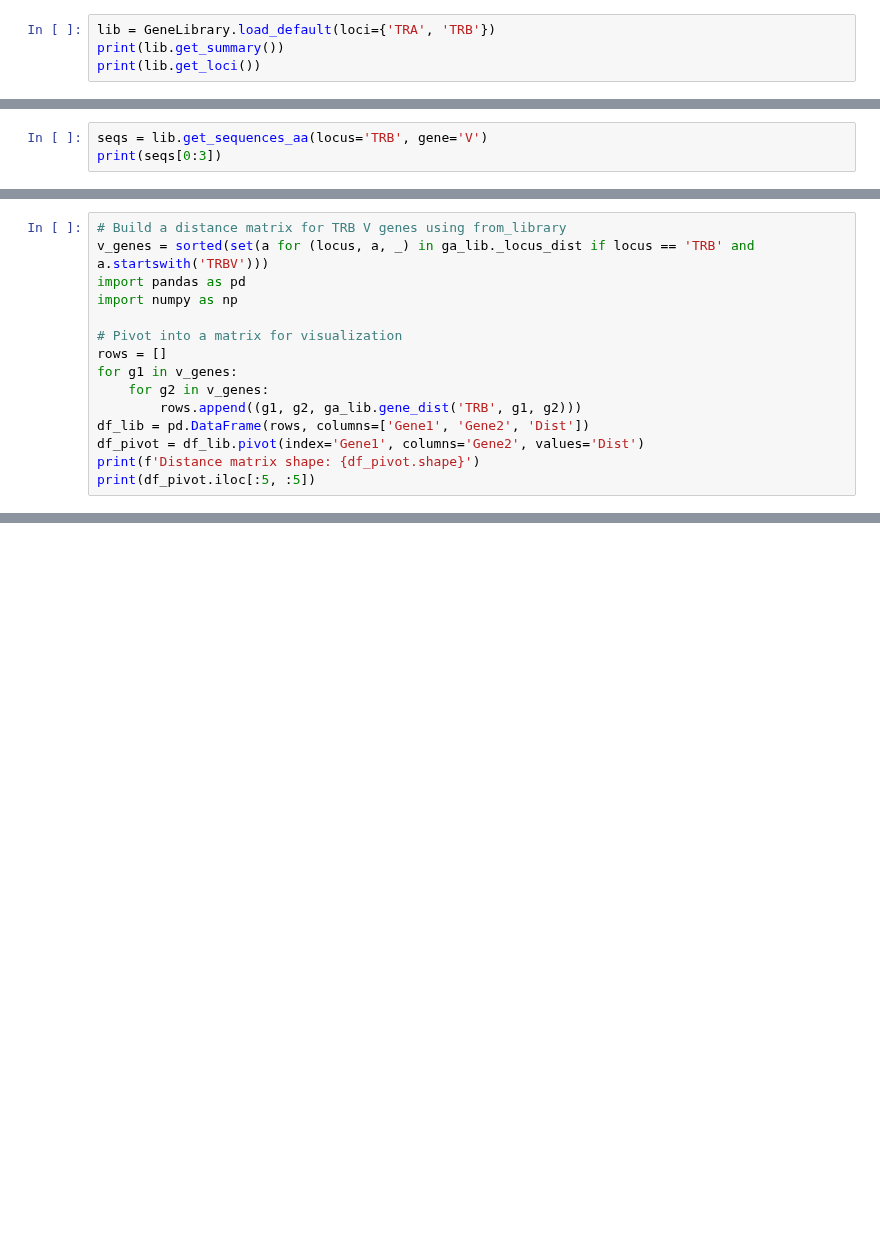
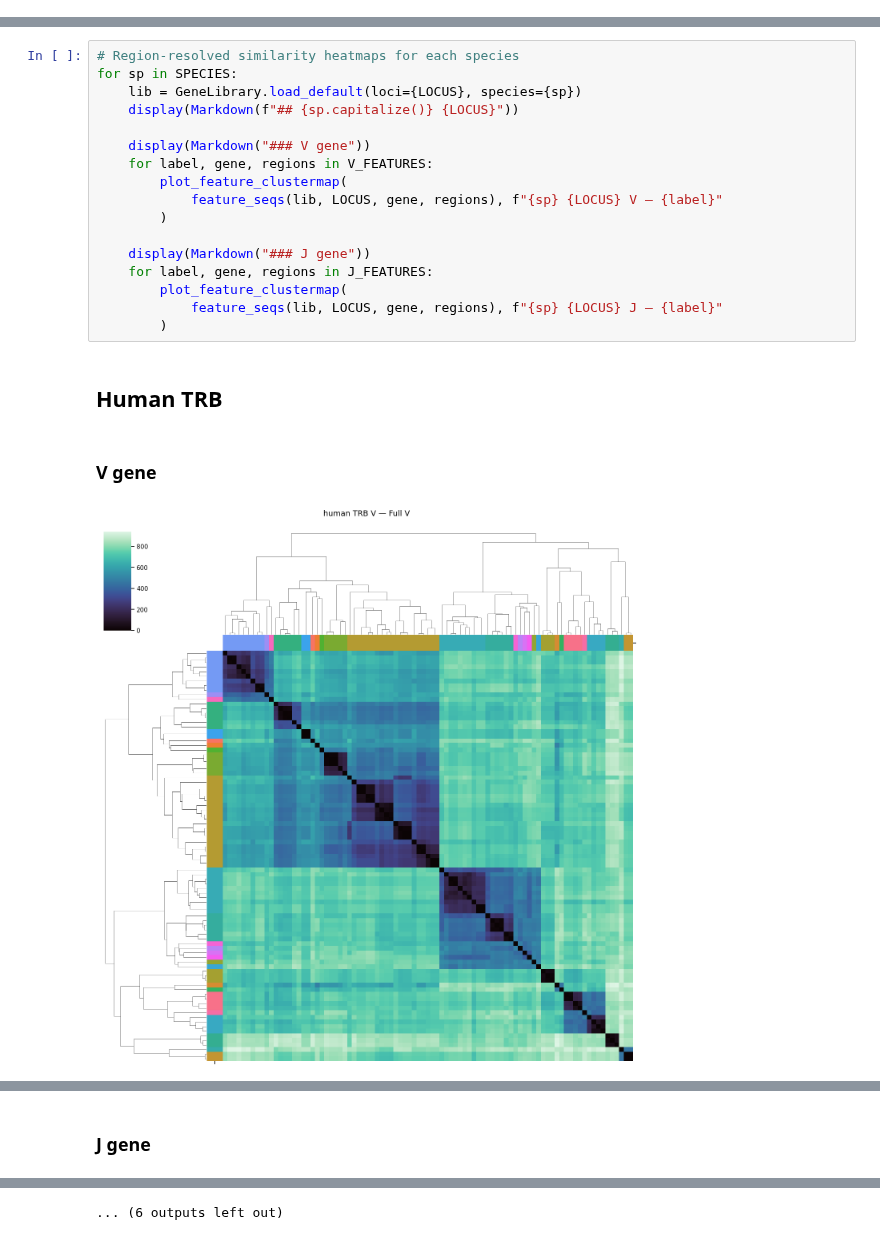
Before and after one commit to antigenomics/mirpy, a Jupyter notebook: notebooks/gene_similarity.ipynb, the cells around one changed output, grey strips where cells are left out. Drawn from its saved outputs; the diff is of its cells as text; blank space fills up the shorter version.

```diff
--- a/notebooks/gene_similarity.ipynb
+++ b/notebooks/gene_similarity.ipynb
@@ -29,4 +47,0 @@ Python 3.12.12
-# %%
-lib = GeneLibrary.load_default(loci={'TRA', 'TRB'})
-print(lib.get_summary())
-print(lib.get_loci())
@@ -36,3 +47,0 @@ Counter({('human', 'TRA', 'V'): 103, ('human', 'TRB', 'V'): 89, ('human', 'TRA',
-# %%
-seqs = lib.get_sequences_aa(locus='TRB', gene='V')
-print(seqs[0:3])
@@ -70,15 +47,0 @@ TRBV10-1 vs TRBV10-2: 227.0  (reverse: 227.0)
-# %%
-# Build a distance matrix for TRB V genes using from_library
-v_genes = sorted(set(a for (locus, a, _) in ga_lib._locus_dist if locus == 'TRB' and a.startswith('TRBV')))
-import pandas as pd
-import numpy as np
-
-# Pivot into a matrix for visualization
-rows = []
-for g1 in v_genes:
-    for g2 in v_genes:
-        rows.append((g1, g2, ga_lib.gene_dist('TRB', g1, g2)))
-df_lib = pd.DataFrame(rows, columns=['Gene1', 'Gene2', 'Dist'])
-df_pivot = df_lib.pivot(index='Gene1', columns='Gene2', values='Dist')
-print(f'Distance matrix shape: {df_pivot.shape}')
-print(df_pivot.iloc[:5, :5])
@@ -155,0 +105,21 @@ sns.clustermap(exp(df2/300), cmap='mako',
+# %%
+# Region-resolved similarity heatmaps for each species
+for sp in SPECIES:
+    lib = GeneLibrary.load_default(loci={LOCUS}, species={sp})
+    display(Markdown(f"## {sp.capitalize()} {LOCUS}"))
+
+    display(Markdown("### V gene"))
+    for label, gene, regions in V_FEATURES:
+        plot_feature_clustermap(
+            feature_seqs(lib, LOCUS, gene, regions), f"{sp} {LOCUS} V — {label}"
+        )
+
+    display(Markdown("### J gene"))
+    for label, gene, regions in J_FEATURES:
+        plot_feature_clustermap(
+            feature_seqs(lib, LOCUS, gene, regions), f"{sp} {LOCUS} J — {label}"
+        )
+# %% [output]
+## Human TRB
+### V gene
+[figure, added]
@@ -155,0 +128 @@ sns.clustermap(exp(df2/300), cmap='mako',
+### J gene
@@ -155,0 +135 @@ sns.clustermap(exp(df2/300), cmap='mako',
+... (6 outputs left out)
```
Also changed, not shown: parts of 16 cells of this notebook, 27 other files.
